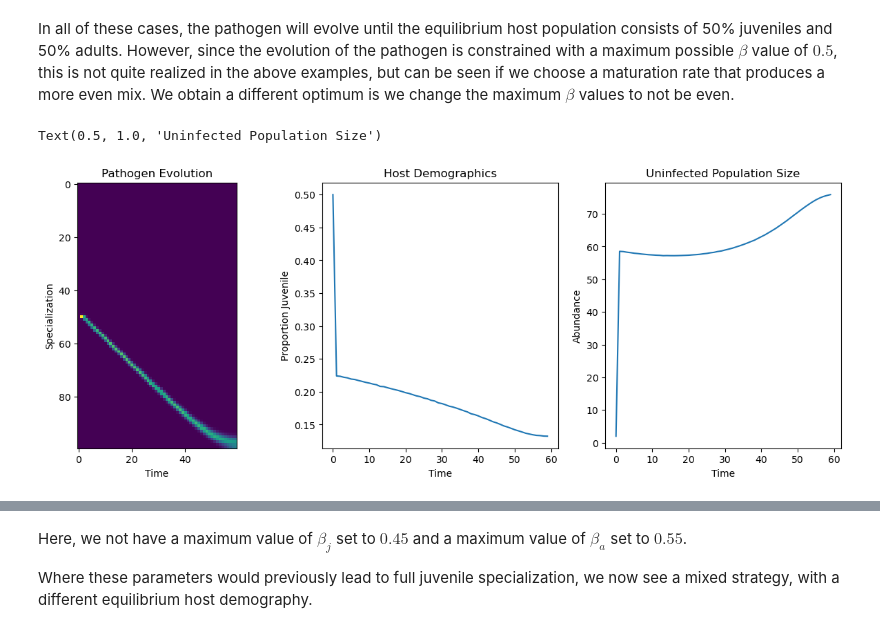
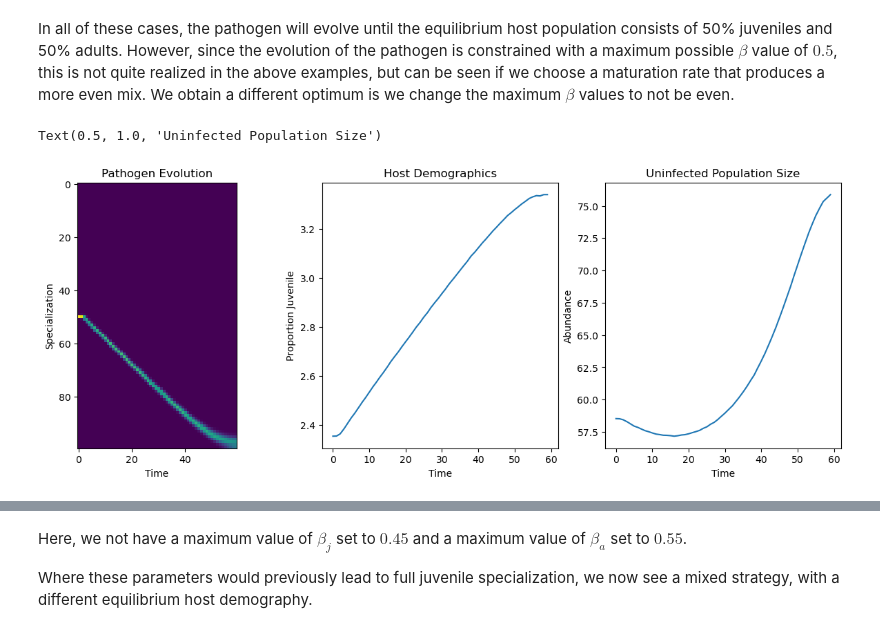
Before and after one commit to svhulse/age-specificity, a Jupyter notebook: demo.ipynb, the cells around one changed output, grey strips where cells are left out. Drawn from its saved outputs; the diff is of its cells as text; code cells hidden in the pictures.

```diff
--- a/demo.ipynb
+++ b/demo.ipynb
@@ -162,32 +162,32 @@ In all of these cases, the pathogen will evolve until the equilibrium host popul
 beta_j = np.linspace(0, 0.01, 100)
 beta_a = np.linspace(0.0015, 0, 100)
 
 params = {  'b':1,
 			'mu':0.1,
             'k':0.001,
             'mat':0.7,
             'beta_j':beta_j,
             'beta_a':beta_a}
 
 sim = Model(**params)
 J, A, I = sim.run_sim()
 
 fig, ax = plt.subplots(nrows=1, ncols=3, figsize=(15,5))
 
 ax[0].imshow(I)
 ax[0].set_ylabel('Specialization')
 ax[0].set_xlabel('Time')
 ax[0].set_title('Pathogen Evolution')
 
-ax[1].plot(J/(J+A))
+ax[1].plot(np.sum(I, axis=0)/(J+A))
 ax[1].set_ylabel('Proportion Juvenile')
 ax[1].set_xlabel('Time')
 ax[1].set_title('Host Demographics')
 
 ax[2].plot(J+A)
 ax[2].set_ylabel('Abundance')
 ax[2].set_xlabel('Time')
 ax[2].set_title('Uninfected Population Size')
 # %% [output]
 Text(0.5, 1.0, 'Uninfected Population Size')
-[figure, old version]
+[figure, new version]
```
Also changed, not shown: parts of 5 cells of this notebook, 2 other files.
